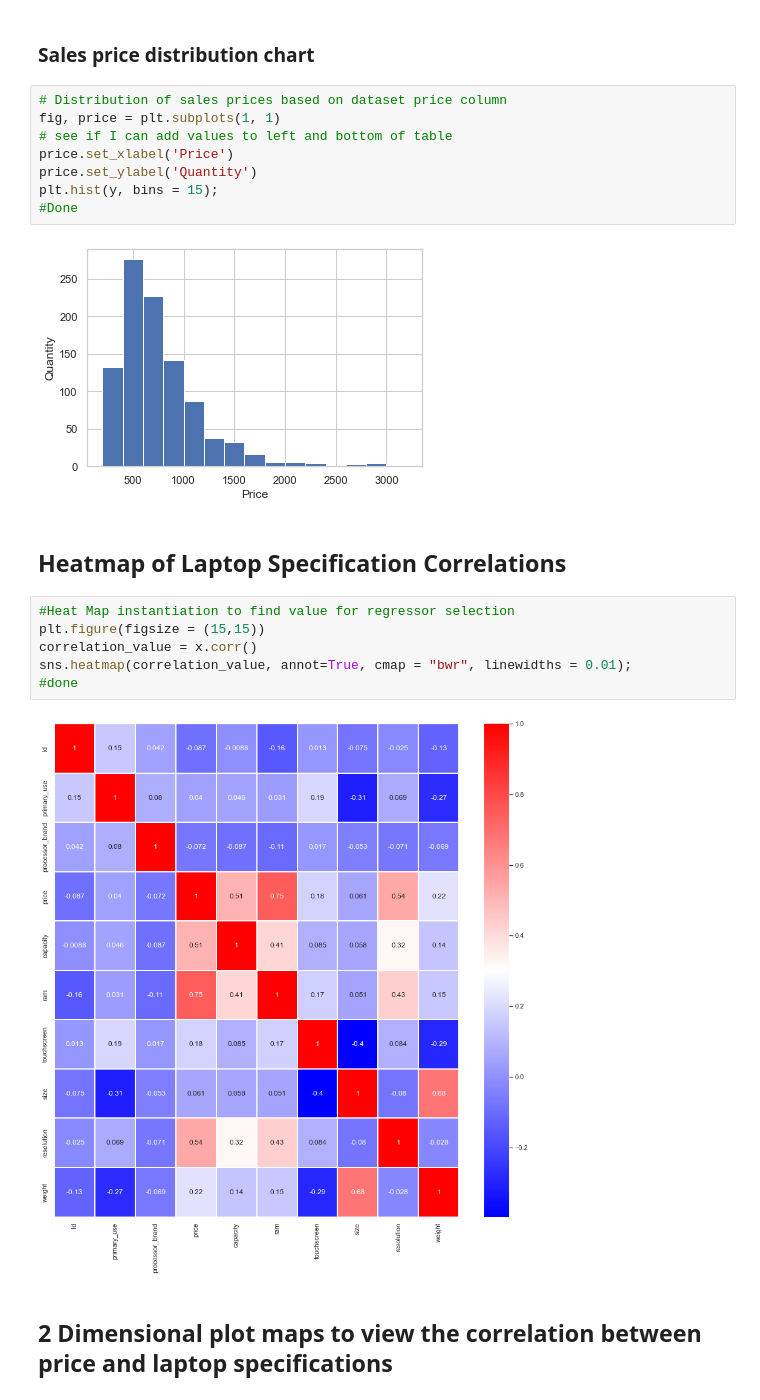
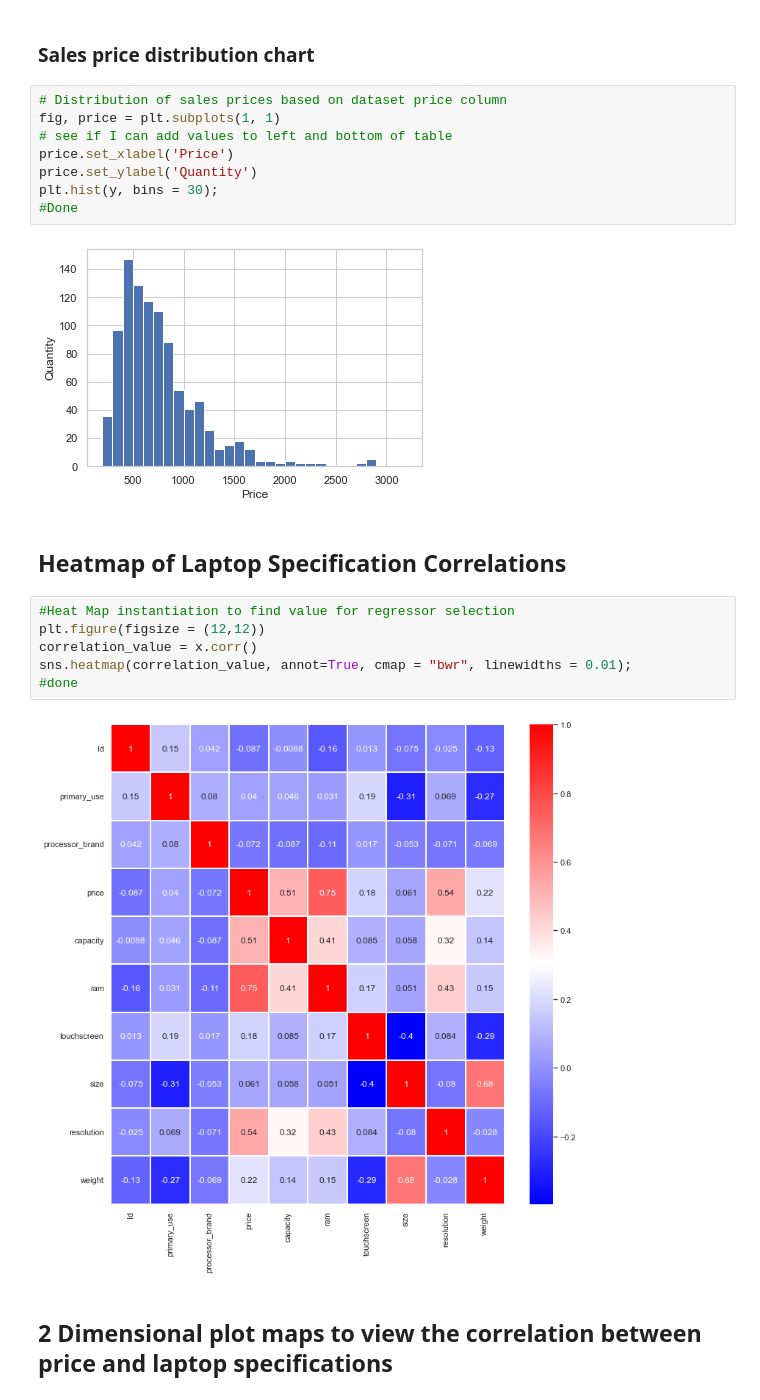
Before and after one commit to SithProgrammer/C964_Capstone, a Jupyter notebook: Laptop_Price_Predictor.ipynb, the cells around one changed output. Cells and saved outputs as stored; diff of their text form.

```diff
--- a/Laptop_Price_Predictor.ipynb
+++ b/Laptop_Price_Predictor.ipynb
@@ -39,20 +39,20 @@ fig, price = plt.subplots(1, 1)
 # see if I can add values to left and bottom of table
 price.set_xlabel('Price')
 price.set_ylabel('Quantity')
-plt.hist(y, bins = 15);
+plt.hist(y, bins = 30);
 #Done
 # %% [output]
-[figure, old version]
+[figure, new version]
 # %% [markdown]
 ## Heatmap of Laptop Specification Correlations
 # %%
 #Heat Map instantiation to find value for regressor selection
-plt.figure(figsize = (15,15))
+plt.figure(figsize = (12,12))
 correlation_value = x.corr()
 sns.heatmap(correlation_value, annot=True, cmap = "bwr", linewidths = 0.01);
 #done
 # %% [output]
-[figure, old version]
+[figure, new version]
 # %% [markdown]
 ## 2 Dimensional plot maps to view the correlation between price and laptop specifications
 # %%
```
Also changed, not shown: parts of 5 cells of this notebook.
